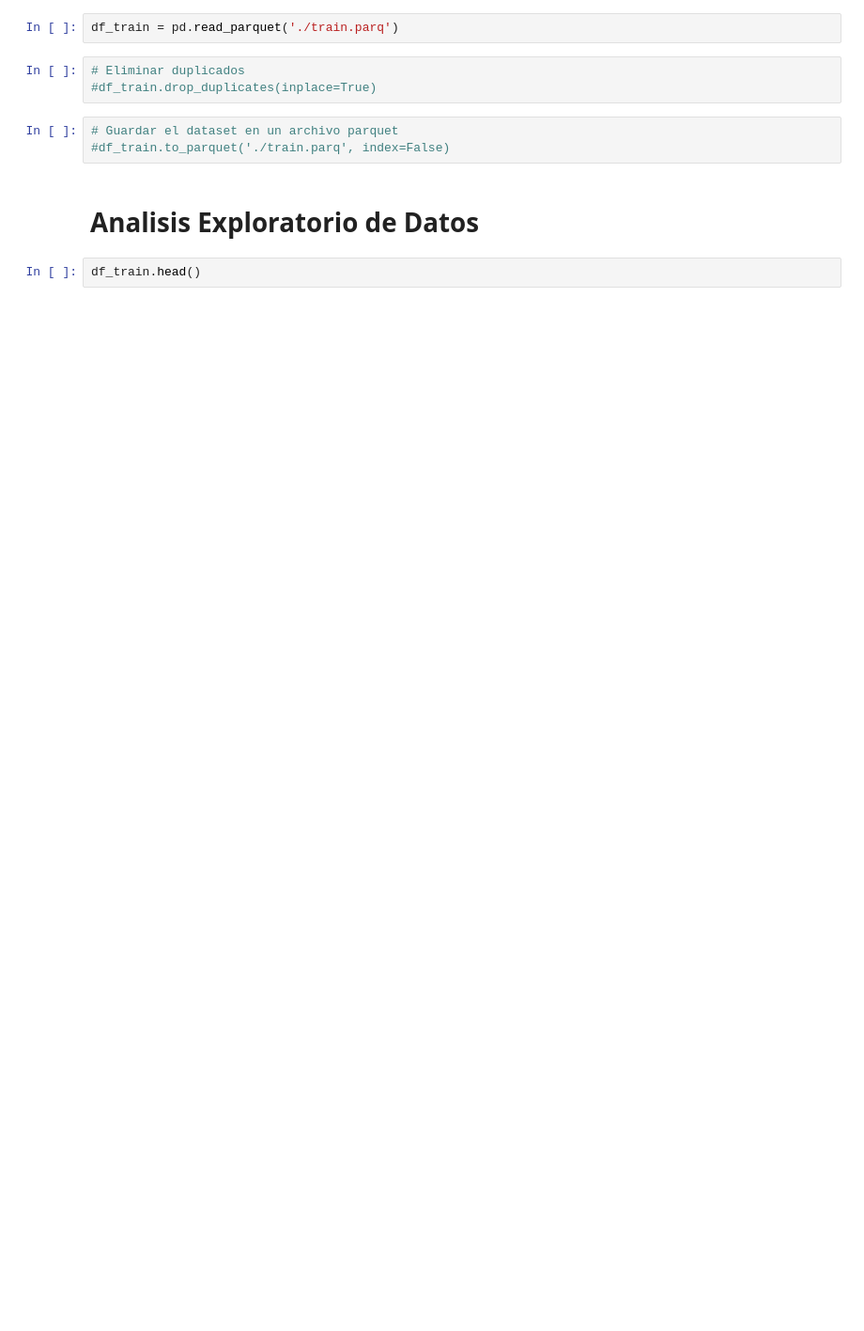
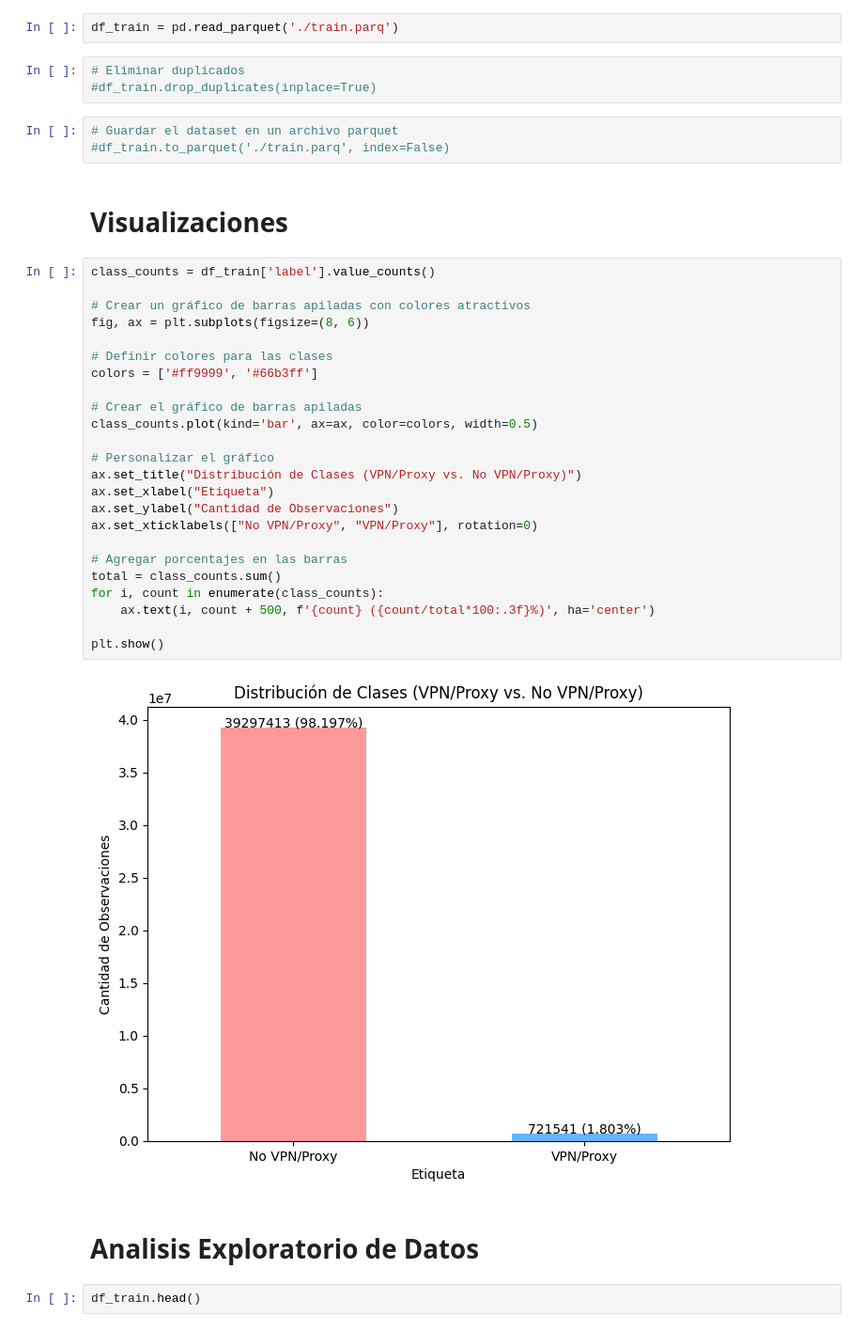
Before and after one commit to fernk01/Orga_Datos, a Jupyter notebook: tps/tp2/tp2-new.ipynb, the cells around one changed output. Shown at 94% size. Drawn from its saved outputs; the diff is of its cells as text; blank space fills up the shorter version.

```diff
--- a/tps/tp2/tp2-new.ipynb
+++ b/tps/tp2/tp2-new.ipynb
@@ -9,6 +13,34 @@ df_train = pd.read_parquet('./train.parq')
 # %%
 # Guardar el dataset en un archivo parquet
 #df_train.to_parquet('./train.parq', index=False)
+# %% [markdown]
+# Visualizaciones
+# %%
+class_counts = df_train['label'].value_counts()
+
+# Crear un gráfico de barras apiladas con colores atractivos
+fig, ax = plt.subplots(figsize=(8, 6))
+
+# Definir colores para las clases
+colors = ['#ff9999', '#66b3ff']
+
+# Crear el gráfico de barras apiladas
+class_counts.plot(kind='bar', ax=ax, color=colors, width=0.5)
+
+# Personalizar el gráfico
+ax.set_title("Distribución de Clases (VPN/Proxy vs. No VPN/Proxy)")
+ax.set_xlabel("Etiqueta")
+ax.set_ylabel("Cantidad de Observaciones")
+ax.set_xticklabels(["No VPN/Proxy", "VPN/Proxy"], rotation=0)
+
+# Agregar porcentajes en las barras
+total = class_counts.sum()
+for i, count in enumerate(class_counts):
+    ax.text(i, count + 500, f'{count} ({count/total*100:.3f}%)', ha='center')
+
+plt.show()
+# %% [output]
+[figure, added]
 # %% [markdown]
 # Analisis Exploratorio de Datos
 # %%
```
Also changed, not shown: parts of 23 cells of this notebook, 2 other files.
